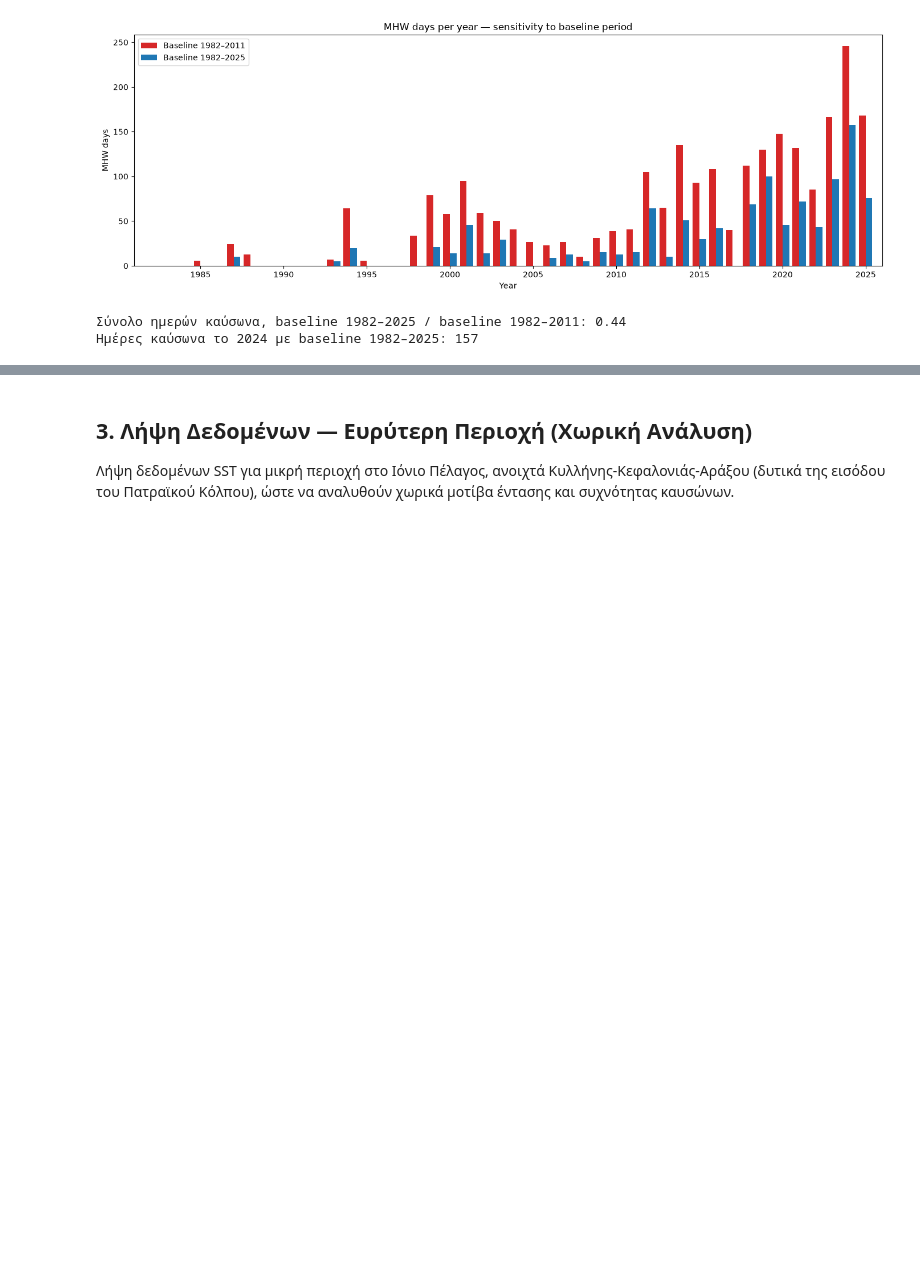
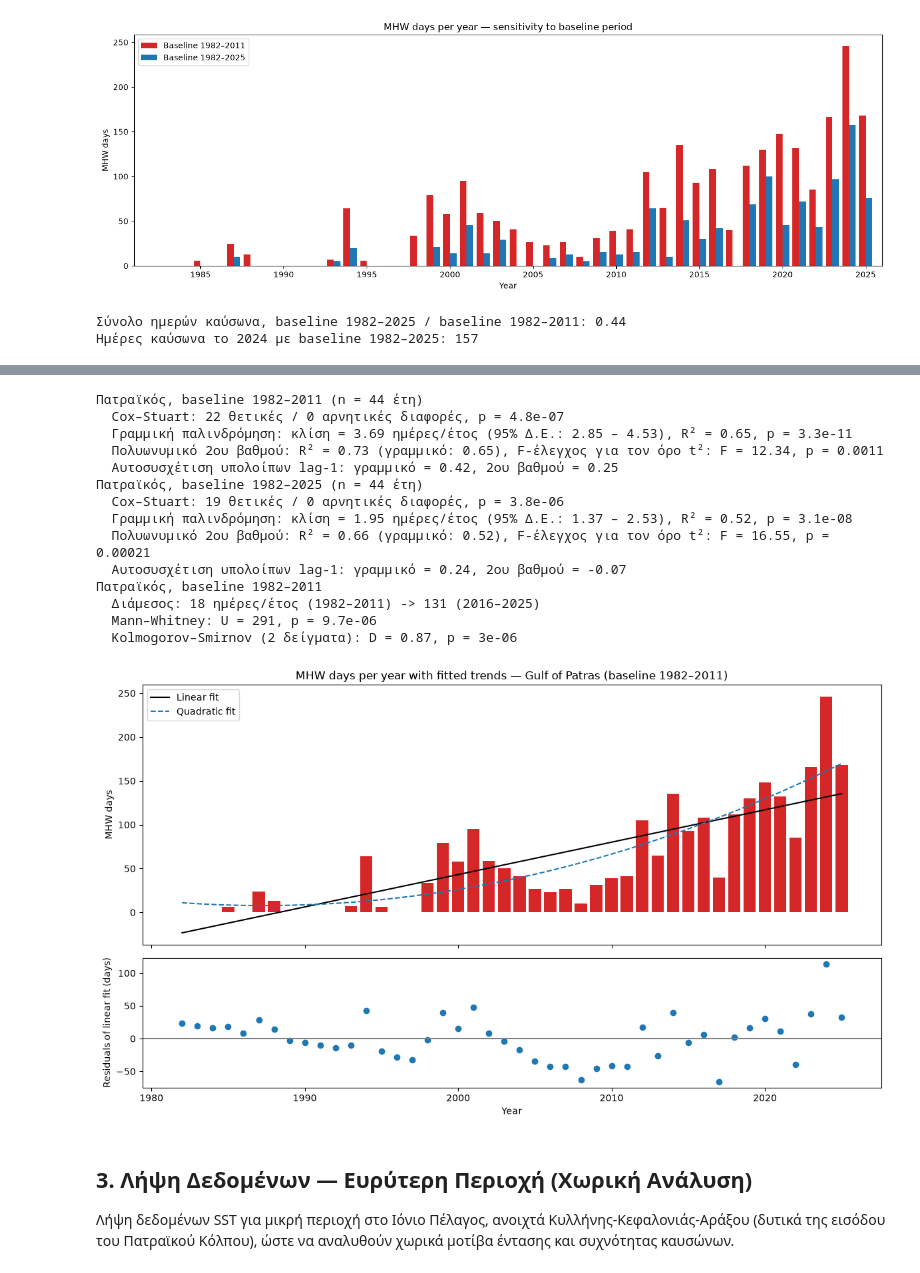
Before and after one commit to giorgosperidromos-glitch/marine-heatwave-detection, a Jupyter notebook: ocean_analysis.ipynb, the cells around one changed output, grey strips where cells are left out. Drawn from its saved outputs; the diff is of its cells as text; code cells hidden in the pictures; blank space fills up the shorter version.

```diff
--- a/ocean_analysis.ipynb
+++ b/ocean_analysis.ipynb
@@ -246,3 +305,40 @@ calendar not in keys
+# %%
+yrs, yv, fit_lin, fit_quad, resid = trend_report(
+    days_full["year"].values, days_full.values, "Πατραϊκός, baseline 1982–2011")
+trend_report(days_b2["year"].values, days_b2.values, "Πατραϊκός, baseline 1982–2025")
+compare_periods(days_full["year"].values, days_full.values, "Πατραϊκός, baseline 1982–2011")
+
+fig, ax = plt.subplots(2, 1, figsize=(12, 7), sharex=True,
+                       gridspec_kw={"height_ratios": [3, 1.5]})
+ax[0].bar(yrs, yv, color="tab:red")
+ax[0].plot(yrs, fit_lin, color="black", label="Linear fit")
+ax[0].plot(yrs, fit_quad, color="tab:blue", linestyle="--", label="Quadratic fit")
+ax[0].set_ylabel("MHW days")
+ax[0].set_title("MHW days per year with fitted trends — Gulf of Patras (baseline 1982–2011)")
+ax[0].legend()
+ax[1].axhline(0, color="gray")
+ax[1].scatter(yrs, resid)
+ax[1].set_ylabel("Residuals of linear fit (days)")
+ax[1].set_xlabel("Year")
+plt.tight_layout()
+plt.savefig("figures/mhw_days_trend.png", dpi=200, bbox_inches="tight")
+plt.show()
+# %% [output]
+Πατραϊκός, baseline 1982–2011 (n = 44 έτη)
+  Cox–Stuart: 22 θετικές / 0 αρνητικές διαφορές, p = 4.8e-07
+  Γραμμική παλινδρόμηση: κλίση = 3.69 ημέρες/έτος (95% Δ.Ε.: 2.85 – 4.53), R² = 0.65, p = 3.3e-11
+  Πολυωνυμικό 2ου βαθμού: R² = 0.73 (γραμμικό: 0.65), F-έλεγχος για τον όρο t²: F = 12.34, p = 0.0011
+  Αυτοσυσχέτιση υπολοίπων lag-1: γραμμικό = 0.42, 2ου βαθμού = 0.25
+Πατραϊκός, baseline 1982–2025 (n = 44 έτη)
+  Cox–Stuart: 19 θετικές / 0 αρνητικές διαφορές, p = 3.8e-06
+  Γραμμική παλινδρόμηση: κλίση = 1.95 ημέρες/έτος (95% Δ.Ε.: 1.37 – 2.53), R² = 0.52, p = 3.1e-08
+  Πολυωνυμικό 2ου βαθμού: R² = 0.66 (γραμμικό: 0.52), F-έλεγχος για τον όρο t²: F = 16.55, p = 0.00021
+  Αυτοσυσχέτιση υπολοίπων lag-1: γραμμικό = 0.24, 2ου βαθμού = -0.07
+Πατραϊκός, baseline 1982–2011
+  Διάμεσος: 18 ημέρες/έτος (1982–2011) -> 131 (2016–2025)
+  Mann–Whitney: U = 291, p = 9.7e-06
+  Kolmogorov–Smirnov (2 δείγματα): D = 0.87, p = 3e-06
+[figure, added]
 # %% [markdown]
 ## 3. Λήψη Δεδομένων — Ευρύτερη Περιοχή (Χωρική Ανάλυση)
 
```
Also changed, not shown: parts of 8 cells of this notebook, 3 other files.
